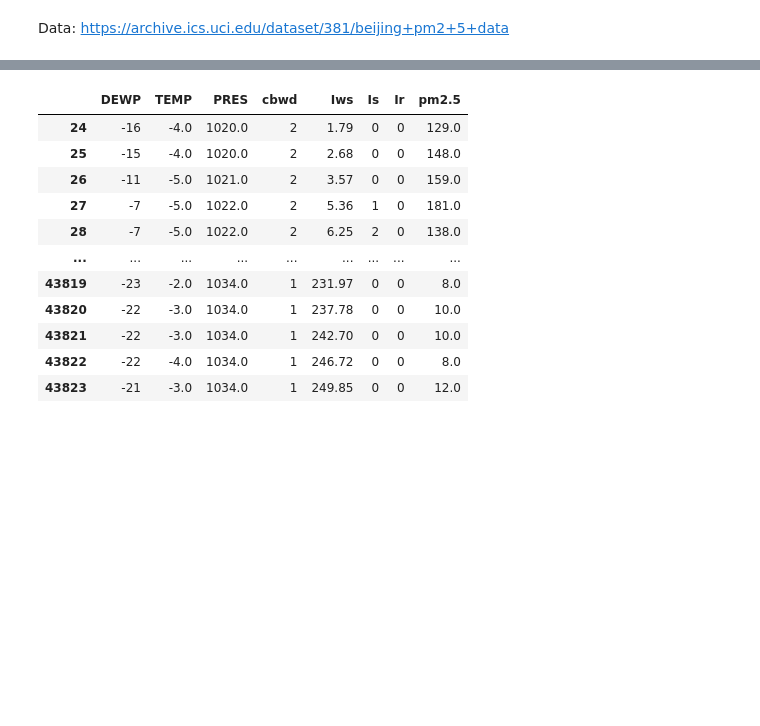
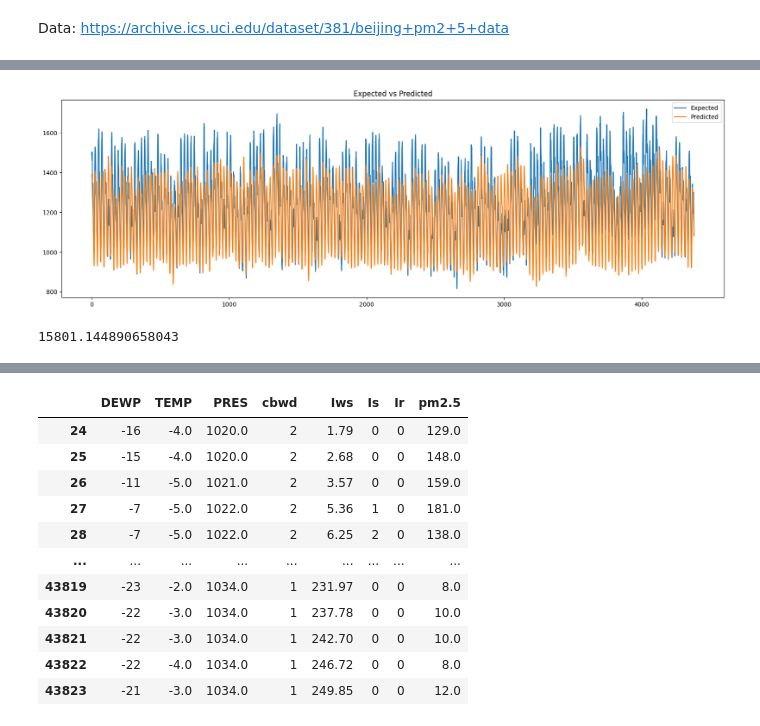
Before and after one commit to sjsu-micosys-lab/frequency-domain-prognostics, a Jupyter notebook: CS298_Demo_2.ipynb, the cells around one changed output, grey strips where cells are left out. Drawn from its saved outputs; the diff is of its cells as text; code cells hidden in the pictures; blank space fills up the shorter version.

```diff
--- a/CS298_Demo_2.ipynb
+++ b/CS298_Demo_2.ipynb
@@ -52,0 +111,22 @@ import seaborn as sns
+# %%
+# Read the train data
+df = pd.read_csv("data/train.csv",
+                 parse_dates=["datetime"],
+                 index_col=["datetime"])
+# %%
+# Feature selection
+newDf = df[[c for c in df if c not in ['nat_demand']] + ['nat_demand']]
+col = ['Holiday_ID','holiday', 'school']
+newDf = newDf.drop(columns=col)
+
+# Keep columns with higher absolute correlation of 50%
+corr_matrix = newDf.corr()
+high_corr_cols = corr_matrix[abs(corr_matrix['nat_demand']) > 0.5].index
+data = newDf[high_corr_cols].copy()
+
+# Scale data using MinMaxScaling
+xScaler = MinMaxScaler()
+yScaler = MinMaxScaler()
+newDf[[c for c in newDf if c not in ['nat_demand']]] = xScaler.fit_transform(newDf[[c for c in newDf if c not in ['nat_demand']]])
+newDf[["nat_demand"]] = yScaler.fit_transform(newDf[["nat_demand"]])
+newDfArray = newDf.to_numpy()
@@ -52,0 +823,6 @@ import seaborn as sns
+# %%
+plot_expected_predicted_data(information["expected"], information["predicted"])
+information["mse"]
+# %% [output]
+[figure, added]
+15801.144890658043
```
Also changed, not shown: parts of 28 cells of this notebook, 1 other file.
